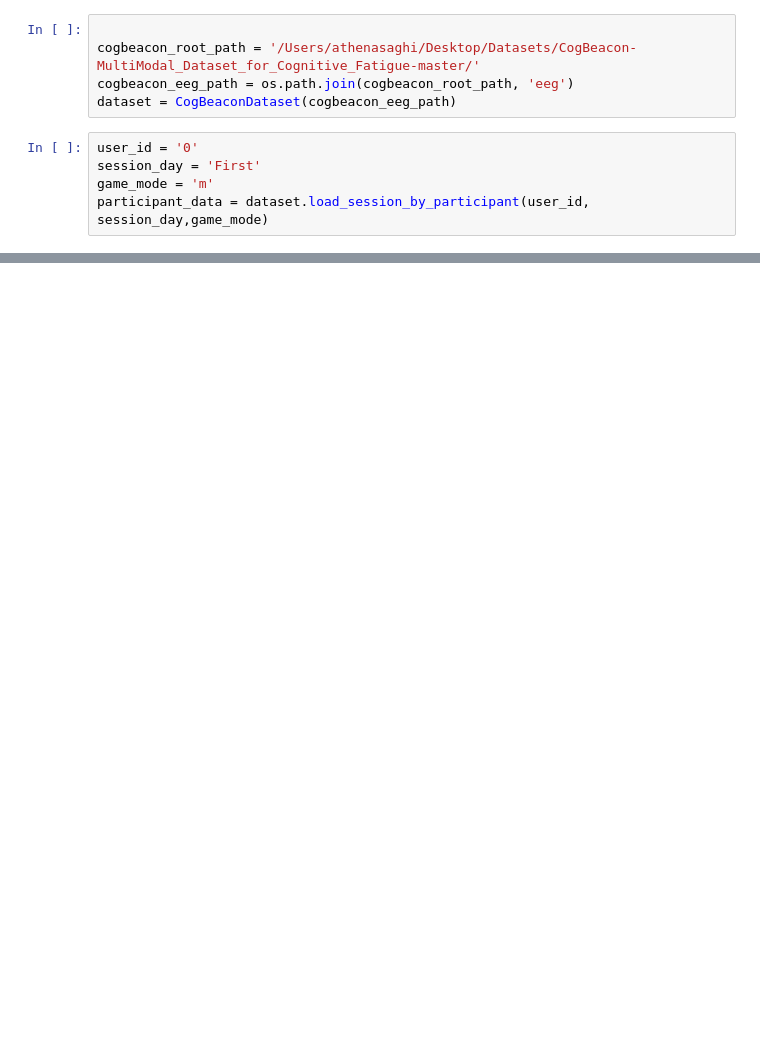
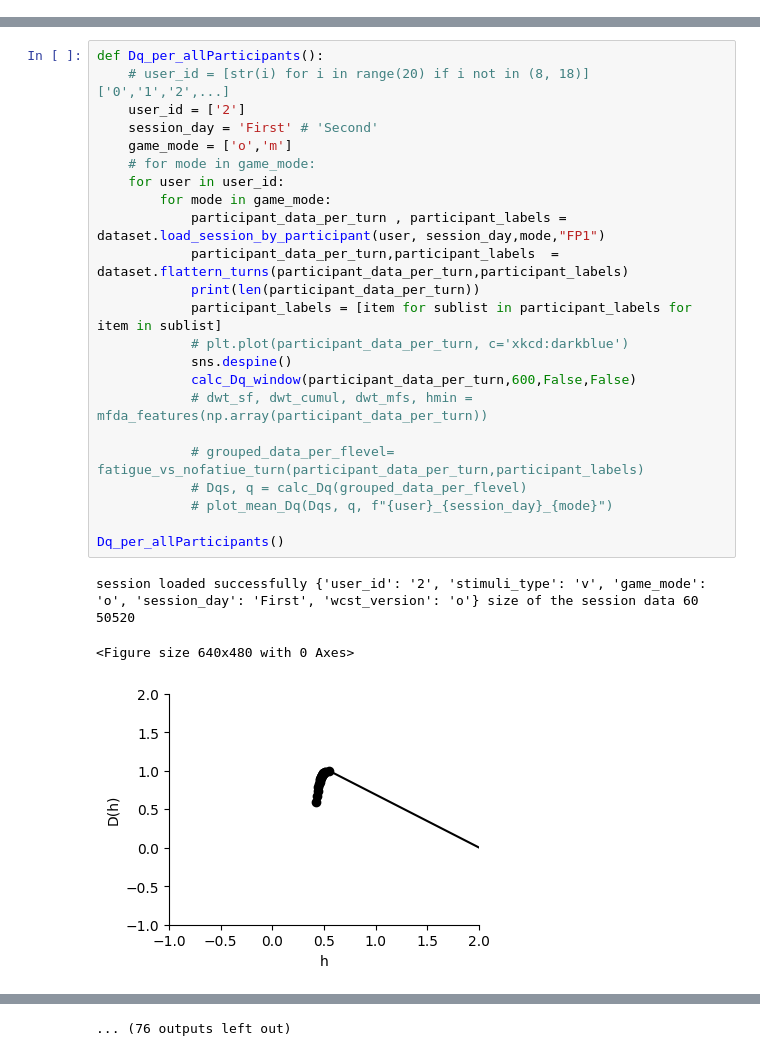
Before and after one commit to aceatusc/CognitiveFatigueDetection, a Jupyter notebook: CogbeaconDataset.ipynb, the cells around one changed output, grey strips where cells are left out. Drawn from its saved outputs; the diff is of its cells as text; blank space fills up the shorter version.

Commit message:
window Dq calculation added

```diff
--- a/CogbeaconDataset.ipynb
+++ b/CogbeaconDataset.ipynb
@@ -127,10 +188,0 @@ class CogBeaconDataset:
-# %%
-
-cogbeacon_root_path = '/Users/athenasaghi/Desktop/Datasets/CogBeacon-MultiModal_Dataset_for_Cognitive_Fatigue-master/'
-cogbeacon_eeg_path = os.path.join(cogbeacon_root_path, 'eeg')
-dataset = CogBeaconDataset(cogbeacon_eeg_path)
-# %%
-user_id = '0'
-session_day = 'First'
-game_mode = 'm'
-participant_data = dataset.load_session_by_participant(user_id, session_day,game_mode)
@@ -143,0 +319,28 @@ len(participant_data)
+# %%
+def Dq_per_allParticipants():
+    # user_id = [str(i) for i in range(20) if i not in (8, 18)] ['0','1','2',...]
+    user_id = ['2']
+    session_day = 'First' # 'Second'
+    game_mode = ['o','m']
+    # for mode in game_mode:
+    for user in user_id:
+        for mode in game_mode:
+            participant_data_per_turn , participant_labels = dataset.load_session_by_participant(user, session_day,mode,"FP1")
+            participant_data_per_turn,participant_labels  = dataset.flattern_turns(participant_data_per_turn,participant_labels)
+            print(len(participant_data_per_turn))
+            participant_labels = [item for sublist in participant_labels for item in sublist]
+            # plt.plot(participant_data_per_turn, c='xkcd:darkblue')
+            sns.despine()
+            calc_Dq_window(participant_data_per_turn,600,False,False)
+            # dwt_sf, dwt_cumul, dwt_mfs, hmin = mfda_features(np.array(participant_data_per_turn))
+
+            # grouped_data_per_flevel= fatigue_vs_nofatiue_turn(participant_data_per_turn,participant_labels)
+            # Dqs, q = calc_Dq(grouped_data_per_flevel)
+            # plot_mean_Dq(Dqs, q, f"{user}_{session_day}_{mode}")
+
+Dq_per_allParticipants()
+# %% [output]
+session loaded successfully {'user_id': '2', 'stimuli_type': 'v', 'game_mode': 'o', 'session_day': 'First', 'wcst_version': 'o'} size of the session data 60
+50520
+<Figure size 640x480 with 0 Axes>
+[figure, added]
@@ -143,0 +356 @@ len(participant_data)
+... (76 outputs left out)
```
Also changed, not shown: parts of 8 cells of this notebook, 43 other files.
